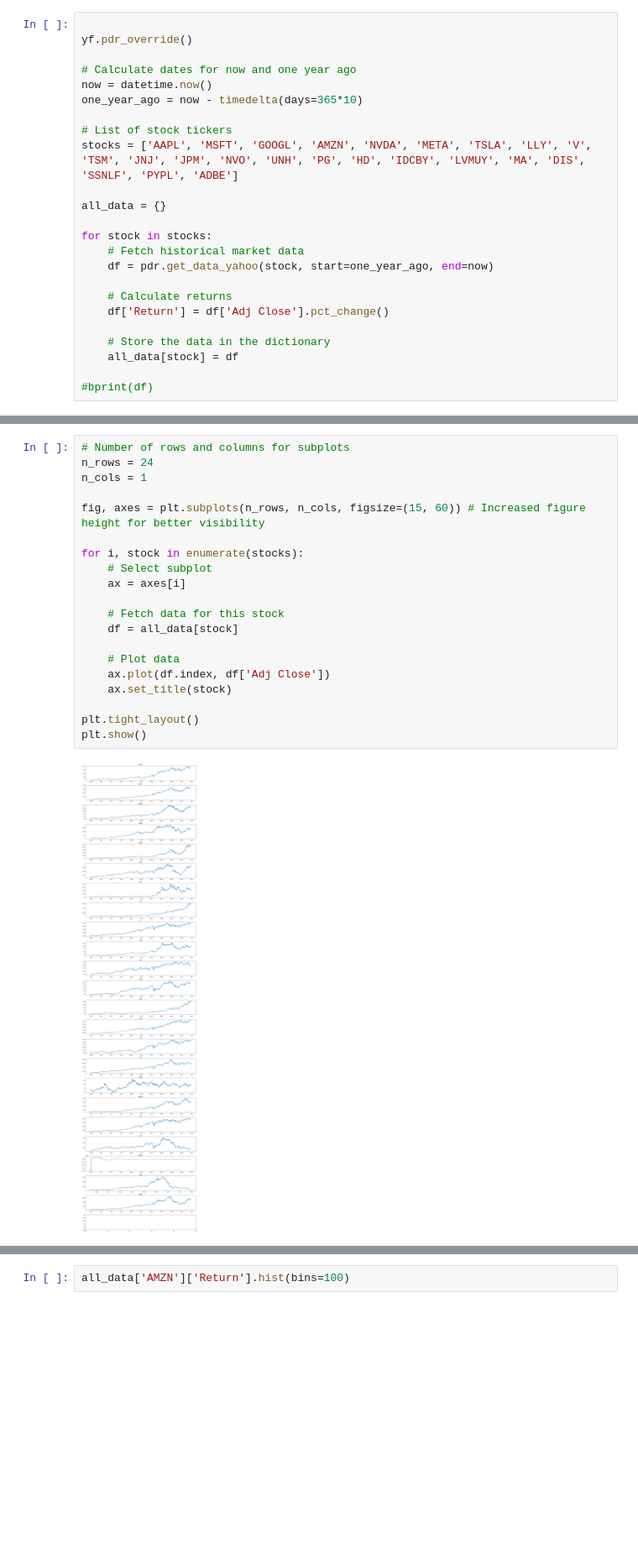
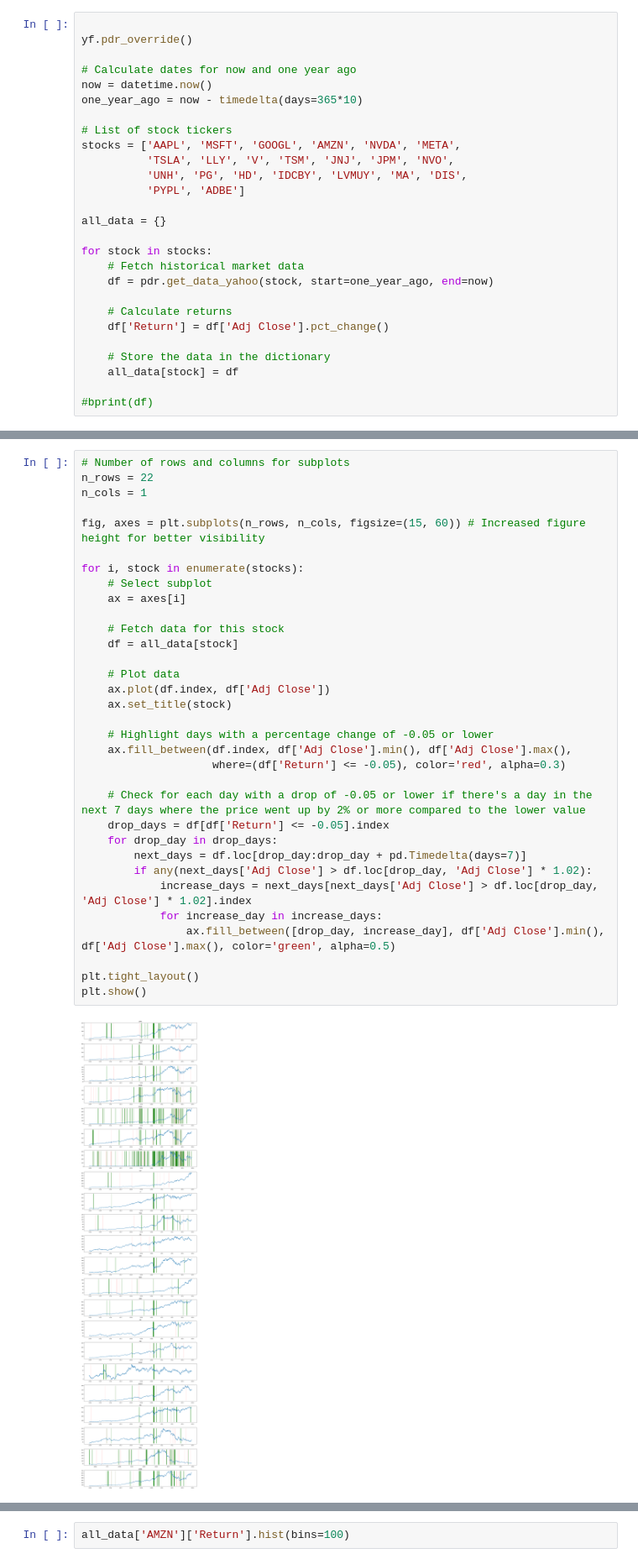
Before and after one commit to giacomo-lab/stocks, a Jupyter notebook: stocks.ipynb, the cells around one changed output, grey strips where cells are left out. Shown at 84% size. Saved outputs shown, nothing was run; the diff lists cells and outputs as text; blank space fills up the shorter version.

Commit message:
plot with drop and drop-gain days

```diff
--- a/stocks.ipynb
+++ b/stocks.ipynb
@@ -13,7 +14,10 @@ now = datetime.now()
 one_year_ago = now - timedelta(days=365*10)
 
 # List of stock tickers
-stocks = ['AAPL', 'MSFT', 'GOOGL', 'AMZN', 'NVDA', 'META', 'TSLA', 'LLY', 'V', 'TSM', 'JNJ', 'JPM', 'NVO', 'UNH', 'PG', 'HD', 'IDCBY', 'LVMUY', 'MA', 'DIS', 'SSNLF', 'PYPL', 'ADBE']
+stocks = ['AAPL', 'MSFT', 'GOOGL', 'AMZN', 'NVDA', 'META',
+          'TSLA', 'LLY', 'V', 'TSM', 'JNJ', 'JPM', 'NVO',
+          'UNH', 'PG', 'HD', 'IDCBY', 'LVMUY', 'MA', 'DIS',
+          'PYPL', 'ADBE']
 
 all_data = {}
 
@@ -31,25 +53,38 @@ for stock in stocks:
 # %%
 # Number of rows and columns for subplots
-n_rows = 24
+n_rows = 22
 n_cols = 1
 
 fig, axes = plt.subplots(n_rows, n_cols, figsize=(15, 60)) # Increased figure height for better visibility
 
 for i, stock in enumerate(stocks):
     # Select subplot
     ax = axes[i]
 
     # Fetch data for this stock
     df = all_data[stock]
 
     # Plot data
     ax.plot(df.index, df['Adj Close'])
     ax.set_title(stock)
 
+    # Highlight days with a percentage change of -0.05 or lower
+    ax.fill_between(df.index, df['Adj Close'].min(), df['Adj Close'].max(),
+                    where=(df['Return'] <= -0.05), color='red', alpha=0.3)
+
+    # Check for each day with a drop of -0.05 or lower if there's a day in the next 7 days where the price went up by 2% or more compared to the lower value
+    drop_days = df[df['Return'] <= -0.05].index
+    for drop_day in drop_days:
+        next_days = df.loc[drop_day:drop_day + pd.Timedelta(days=7)]
+        if any(next_days['Adj Close'] > df.loc[drop_day, 'Adj Close'] * 1.02):
+            increase_days = next_days[next_days['Adj Close'] > df.loc[drop_day, 'Adj Close'] * 1.02].index
+            for increase_day in increase_days:
+                ax.fill_between([drop_day, increase_day], df['Adj Close'].min(), df['Adj Close'].max(), color='green', alpha=0.5)
+
 plt.tight_layout()
 plt.show()
 # %% [output]
-[figure, old version]
+[figure, new version]
 # %%
 # Create a DataFrame for returns
 returns_df = pd.DataFrame({stock: df['Return'] for stock, df in all_data.items()})
```
Also changed, not shown: parts of 2 cells of this notebook.
